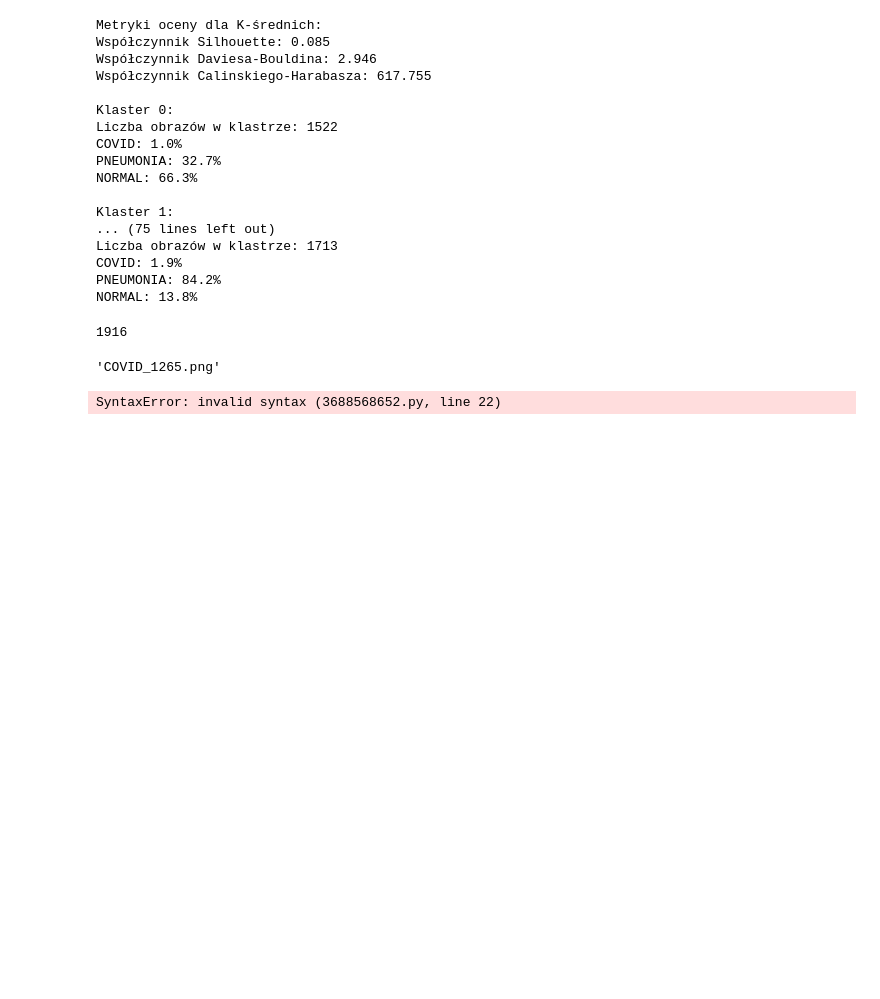
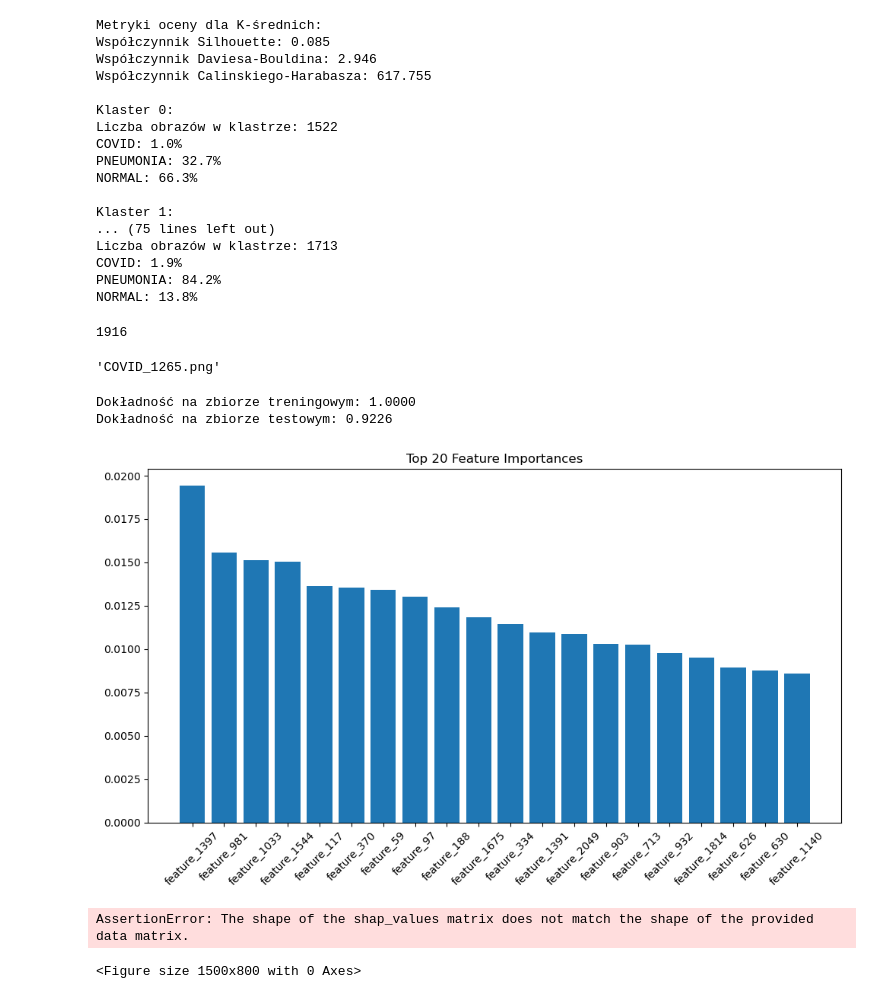
Before and after one commit to Micaet/ML_Project_2, a Jupyter notebook: EDA.ipynb, the cells around one changed output. Saved outputs shown, nothing was run; the diff lists cells and outputs as text; code cells hidden in the pictures; blank space fills up the shorter version.

Commit message:
Repaired SHAP and LIME

```diff
--- a/EDA.ipynb
+++ b/EDA.ipynb
@@ -402,6 +400,7 @@ cluster_1[1]
 1916
 'COVID_1265.png'
 # %%
+
 from sklearn.model_selection import train_test_split
 from sklearn.ensemble import RandomForestClassifier
 import pandas as pd
@@ -410,8 +409,11 @@ import numpy as np
 import shap
 import lime
 import lime.lime_tabular
+import torch
+import torch.nn as nn
 import torchvision.transforms as transforms
 from PIL import Image
+import cv2
 from torchvision import models
 import torch.nn.functional as F
 import seaborn as sns
@@ -449,50 +451,53 @@ plt.bar(range(20), importances[indices])
 plt.xticks(range(20), [f'feature_{i}' for i in indices], rotation=45)
 plt.tight_layout()
 plt.show()
-
 # SHAP values
 explainer = shap.TreeExplainer(rf_model)
-shap_values = explainer.shap_values(X_test[:100, indices])  # Using only top 20 features
+shap_values = explainer.shap_values(X_test[:100])  # Using all features
 
 # Plot SHAP values for each class
 for class_idx in range(len(shap_values)):
     plt.figure(figsize=(15, 8))
     shap.summary_plot(shap_values[class_idx],
-                     X_test[:100, indices],
-                     feature_names=[f"feature_{i}" for i in indices],
+                     X_test[:100],
+                     feature_names=[f"feature_{i}" for i in range(X.shape[1])],
                      show=False)
     plt.title(f'SHAP Summary Plot for Class {class_idx}')
     plt.tight_layout()
     plt.show()
     plt.close()
 
 # LIME explanation for a single instance
 explainer_lime = lime.lime_tabular.LimeTabularExplainer(
-    X_train[:, indices],  # Use only top 20 features
+    X_train,  # Use all features
     mode="classification",
     training_labels=y_train,
-    feature_names=[f"feature_{i}" for i in indices]
+    feature_names=[f"feature_{i}" for i in range(X.shape[1])]
 )
 
 # Plot LIME explanations for each class
 unique_classes = np.unique(y_test)
 
 for i, class_label in enumerate(unique_classes):
     # Find first instance of this class in test set
     class_idx = np.where(y_test == class_label)[0][0]
 
     # Get explanation for this instance
     exp = explainer_lime.explain_instance(
-        X_test[class_idx, indices],  # Use only top 20 features
+        X_test[class_idx],  # Use all features
         rf_model.predict_proba,
-        num_features=20
+        num_features=X.shape[1]  # Show all features
     )
 
     plt.figure(figsize=(15, 8))
     exp.as_pyplot_figure()
     plt.title(f'LIME Feature Importance for Class {class_label}')
     plt.tight_layout()
     plt.show()
     plt.close()
 # %% [output]
-SyntaxError: invalid syntax (3688568652.py, line 22)
+Dokładność na zbiorze treningowym: 1.0000
+Dokładność na zbiorze testowym: 0.9226
+[figure, added]
+AssertionError: The shape of the shap_values matrix does not match the shape of the provided data matrix.
+<Figure size 1500x800 with 0 Axes>
```
Also changed, not shown: parts of 1 cell of this notebook, 1 other file.
